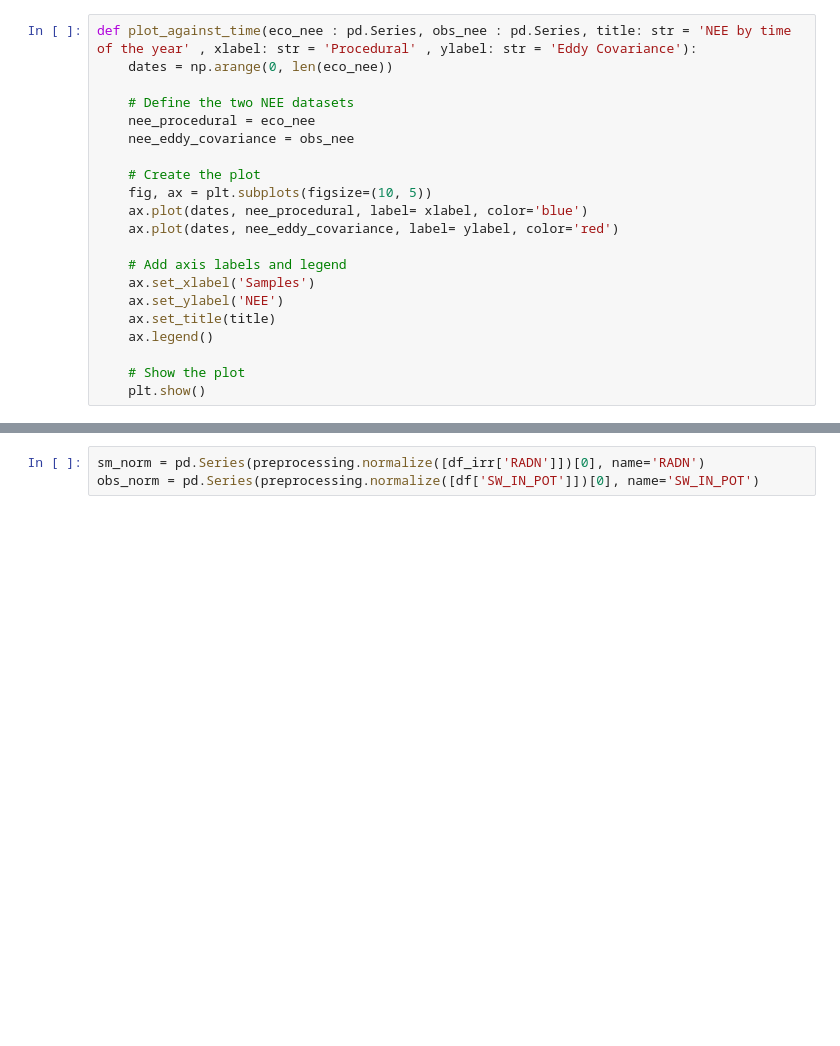
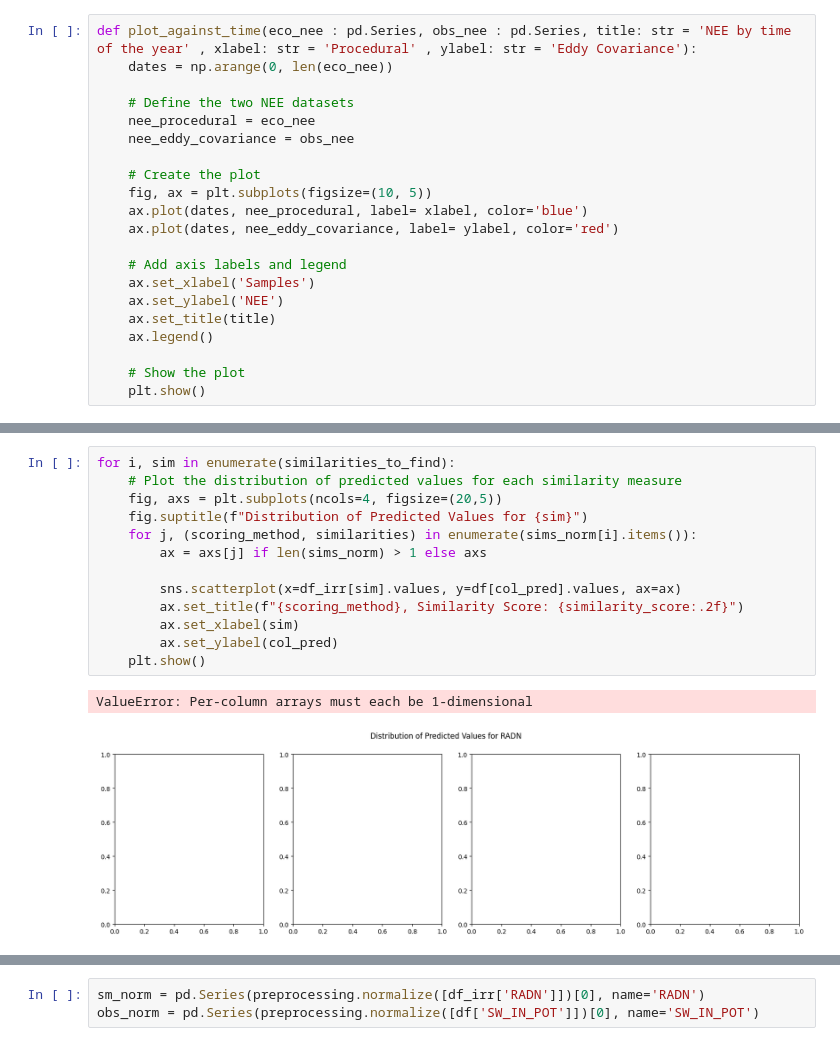
Before and after one commit to DinisDimitris/Net-ecosystem-exchange-Quantification, a Jupyter notebook: HelperScripts/RetrieveAmerifluxdata.ipynb, the cells around one changed output, grey strips where cells are left out. Cells and saved outputs as stored; diff of their text form; blank space fills up the shorter version.

```diff
--- a/HelperScripts/RetrieveAmerifluxdata.ipynb
+++ b/HelperScripts/RetrieveAmerifluxdata.ipynb
@@ -230,0 +238,16 @@ Similarity for TMIN_SOIL:
+# %%
+for i, sim in enumerate(similarities_to_find):
+    # Plot the distribution of predicted values for each similarity measure
+    fig, axs = plt.subplots(ncols=4, figsize=(20,5))
+    fig.suptitle(f"Distribution of Predicted Values for {sim}")
+    for j, (scoring_method, similarities) in enumerate(sims_norm[i].items()):
+        ax = axs[j] if len(sims_norm) > 1 else axs
+
+        sns.scatterplot(x=df_irr[sim].values, y=df[col_pred].values, ax=ax)
+        ax.set_title(f"{scoring_method}, Similarity Score: {similarity_score:.2f}")
+        ax.set_xlabel(sim)
+        ax.set_ylabel(col_pred)
+    plt.show()
+# %% [output]
+ValueError: Per-column arrays must each be 1-dimensional
+[figure, added]
```
Also changed, not shown: parts of 16 cells of this notebook, 13 other files.
